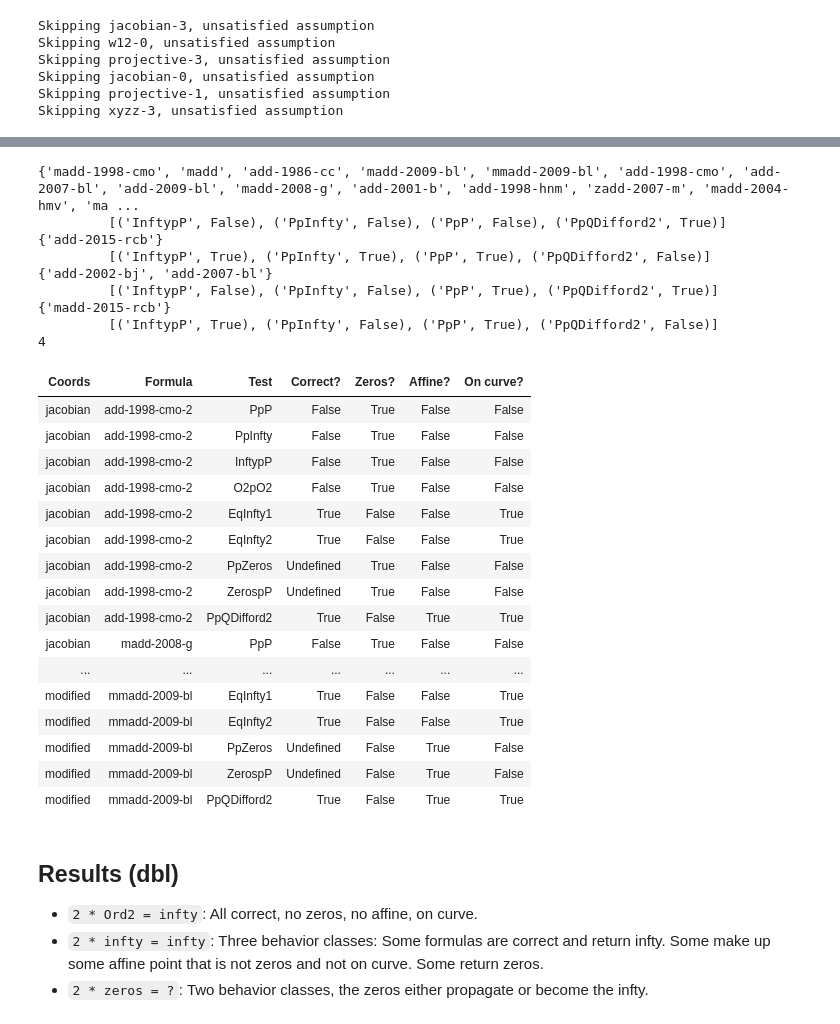
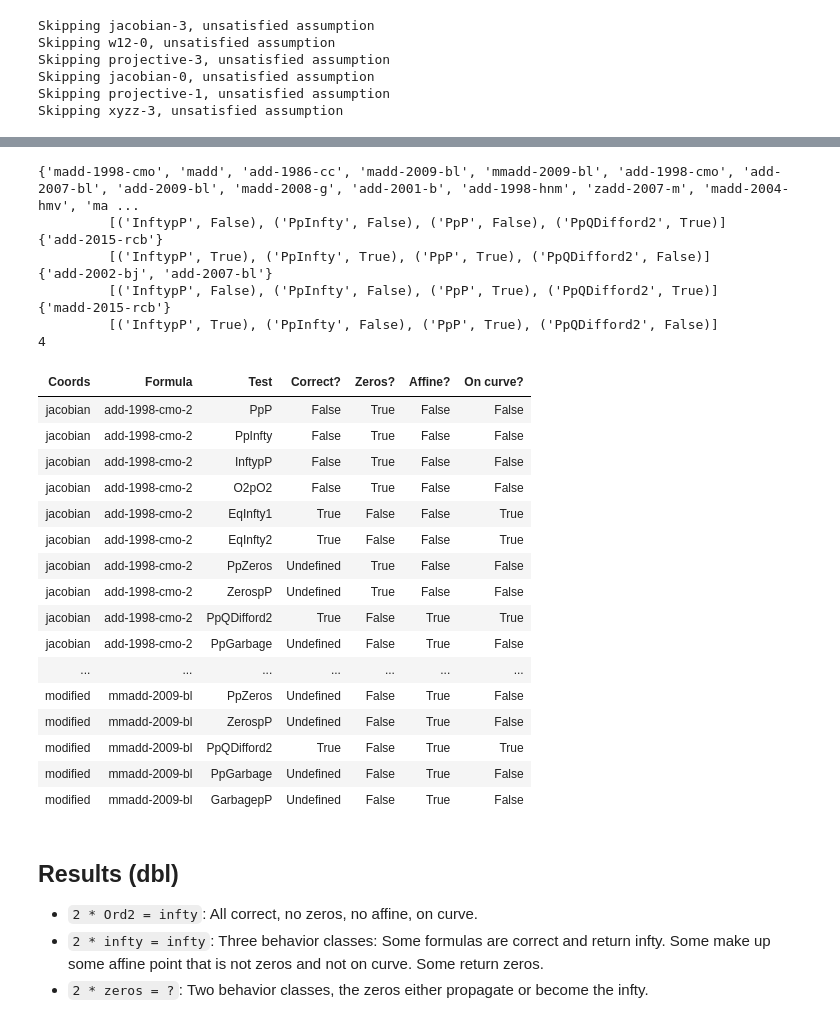
Before and after one commit to crocs-muni/ECTester, a Jupyter notebook: analysis/scalarmults/formulas.ipynb, the cells around one changed output, grey strips where cells are left out. Drawn from its saved outputs; the diff is of its cells as text; code cells hidden in the pictures.

Commit message:
Garbage test in formulas.

```diff
--- a/analysis/scalarmults/formulas.ipynb
+++ b/analysis/scalarmults/formulas.ipynb
@@ -102,6 +103,8 @@ with TemporaryConfig() as cfg:
         r1r2_aff = params.curve.affine_add(r1_aff, r2_aff)
         r1r2 = r1r2_aff.to_model(coords, params.curve)
         zeros = Point(coords, **{var: mod(0, p) for var in coords.variables})
+        random.seed(hash(r1_aff) + hash(r2_aff))
+        garbage = Point(coords, **{var: mod(random.randint(0, p), p) for var in coords.variables})
 
         adds = set(formula for formula in coords.formulas.values() if formula.shortname == "add")
         dbls = set(formula for formula in coords.formulas.values() if formula.shortname == "dbl")
@@ -123,6 +126,9 @@ with TemporaryConfig() as cfg:
             ZerospP = add(p, zeros, orderbig, **params.curve.parameters)[0]
             # P1 + P2 = ? such that P1 - P2 = ord2
             PpQord2 = add(p, r1, r2, **params.curve.parameters)[0]
+            # P + garbage = ?
+            PpGarbage = add(p, orderbig, garbage, **params.curve.parameters)[0]
+            GarbagepP = add(p, garbage, orderbig, **params.curve.parameters)[0]
             res["PpP"] = eval_test(orderbig2, PpP, params.curve)
             res["PpInfty"] = eval_test(orderbig, PpInfty, params.curve)
             res["InftypP"] = eval_test(orderbig, InftypP, params.curve)
@@ -132,15 +138,19 @@ with TemporaryConfig() as cfg:
             res["PpZeros"] = eval_test(None, PpZeros, params.curve)
             res["ZerospP"] = eval_test(None, ZerospP, params.curve)
             res["PpQDifford2"] = eval_test(r1r2, PpQord2, params.curve)
+            res["PpGarbage"] = eval_test(None, PpGarbage, params.curve)
+            res["GarbagepP"] = eval_test(None, GarbagepP, params.curve)
         for dbl in dbls:
             res = {}
             results_dbl[coords_name][dbl.name] = res
             O2twice = dbl(p, order2, **params.curve.parameters)[0]
             Inftytwice = dbl(p, infty, **params.curve.parameters)[0]
             Zerostwice = dbl(p, zeros, **params.curve.parameters)[0]
+            Garbagetwice = dbl(p, garbage, **params.curve.parameters)[0]
             res["O2twice"] = eval_test(infty, O2twice, params.curve)
             res["Inftytwice"] = eval_test(infty, Inftytwice, params.curve)
             res["Zerostwice"] = eval_test(None, Zerostwice, params.curve)
+            res["Garbagetwice"] = eval_test(None, Garbagetwice, params.curve)
 # %% [output]
 Skipping jacobian-3, unsatisfied assumption
 Skipping w12-0, unsatisfied assumption
@@ -173,11 +184,12 @@ table = [["Coords", "Formula", "Test", "Correct?", "Zeros?", "Affine?", "On curv
 test_filter = None
 groups = {}
 clusters = {}
+clustering_tests = ("PpP", "PpInfty", "InftypP","PpQDifford2")
 for coords_name, vals in results_add.items():
     for name, formula in vals.items():
         ident = set()
         for k, v in formula.items():
-            if k in ("PpP", "PpInfty", "InftypP","PpQDifford2"):
+            if k in clustering_tests:
                 ident.add((k, v[0])) #, v[1], v[2], v[3]
             if test_filter is None or k in test_filter:
                 item = (v[0], v[1], v[2], v[3])
@@ -190,40 +202,40 @@ for coords_name, vals in results_add.items():
 for ident, cluster in clusters.items():
     print(cluster)
     print("\t", sorted(ident))
 print(len(clusters))
 if test_filter is not None:
     for group, formulas in groups.items():
         print(group)
         for f in sorted(formulas):
             print(f"\t{f}")
 display(HTML(tabulate.tabulate(table, tablefmt="html", headers="firstrow")))
 # %% [output]
 {'madd-1998-cmo', 'madd', 'add-1986-cc', 'madd-2009-bl', 'mmadd-2009-bl', 'add-1998-cmo', 'add-2007-bl', 'add-2009-bl', 'madd-2008-g', 'add-2001-b', 'add-1998-hnm', 'zadd-2007-m', 'madd-2004-hmv', 'ma ...
          [('InftypP', False), ('PpInfty', False), ('PpP', False), ('PpQDifford2', True)]
 {'add-2015-rcb'}
          [('InftypP', True), ('PpInfty', True), ('PpP', True), ('PpQDifford2', False)]
 {'add-2002-bj', 'add-2007-bl'}
          [('InftypP', False), ('PpInfty', False), ('PpP', True), ('PpQDifford2', True)]
 {'madd-2015-rcb'}
          [('InftypP', True), ('PpInfty', False), ('PpP', True), ('PpQDifford2', False)]
 4
 | Coords | Formula | Test | Correct? | Zeros? | Affine? | On curve? |
 | jacobian | add-1998-cmo-2 | PpP | False | True | False | False |
 | jacobian | add-1998-cmo-2 | PpInfty | False | True | False | False |
 | jacobian | add-1998-cmo-2 | InftypP | False | True | False | False |
 | jacobian | add-1998-cmo-2 | O2pO2 | False | True | False | False |
 | jacobian | add-1998-cmo-2 | EqInfty1 | True | False | False | True |
 | jacobian | add-1998-cmo-2 | EqInfty2 | True | False | False | True |
 | jacobian | add-1998-cmo-2 | PpZeros | Undefined | True | False | False |
 | jacobian | add-1998-cmo-2 | ZerospP | Undefined | True | False | False |
 | jacobian | add-1998-cmo-2 | PpQDifford2 | True | False | True | True |
-| jacobian | madd-2008-g | PpP | False | True | False | False |
+| jacobian | add-1998-cmo-2 | PpGarbage | Undefined | False | True | False |
 | ... | ... | ... | ... | ... | ... | ... |
-| modified | mmadd-2009-bl | EqInfty1 | True | False | False | True |
-| modified | mmadd-2009-bl | EqInfty2 | True | False | False | True |
 | modified | mmadd-2009-bl | PpZeros | Undefined | False | True | False |
 | modified | mmadd-2009-bl | ZerospP | Undefined | False | True | False |
 | modified | mmadd-2009-bl | PpQDifford2 | True | False | True | True |
+| modified | mmadd-2009-bl | PpGarbage | Undefined | False | True | False |
+| modified | mmadd-2009-bl | GarbagepP | Undefined | False | True | False |
 # %% [markdown]
 ## Results (dbl)
  - `2 * Ord2 = infty`: All correct, no zeros, no affine, on curve.
```
Also changed, not shown: parts of 2 cells of this notebook.
